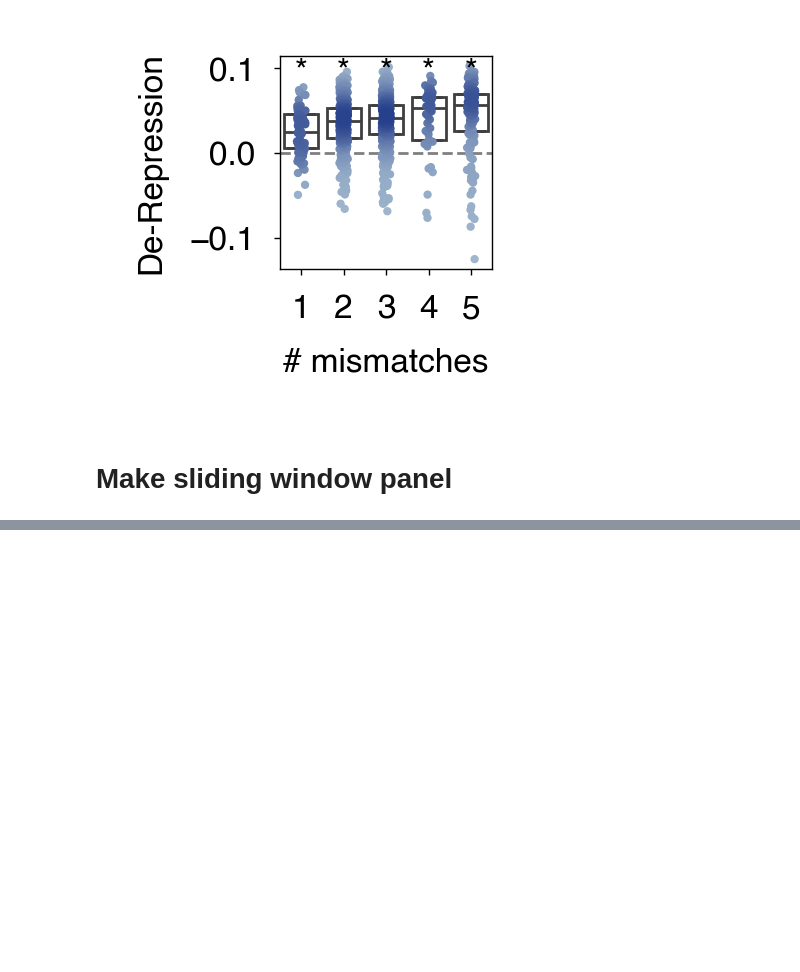
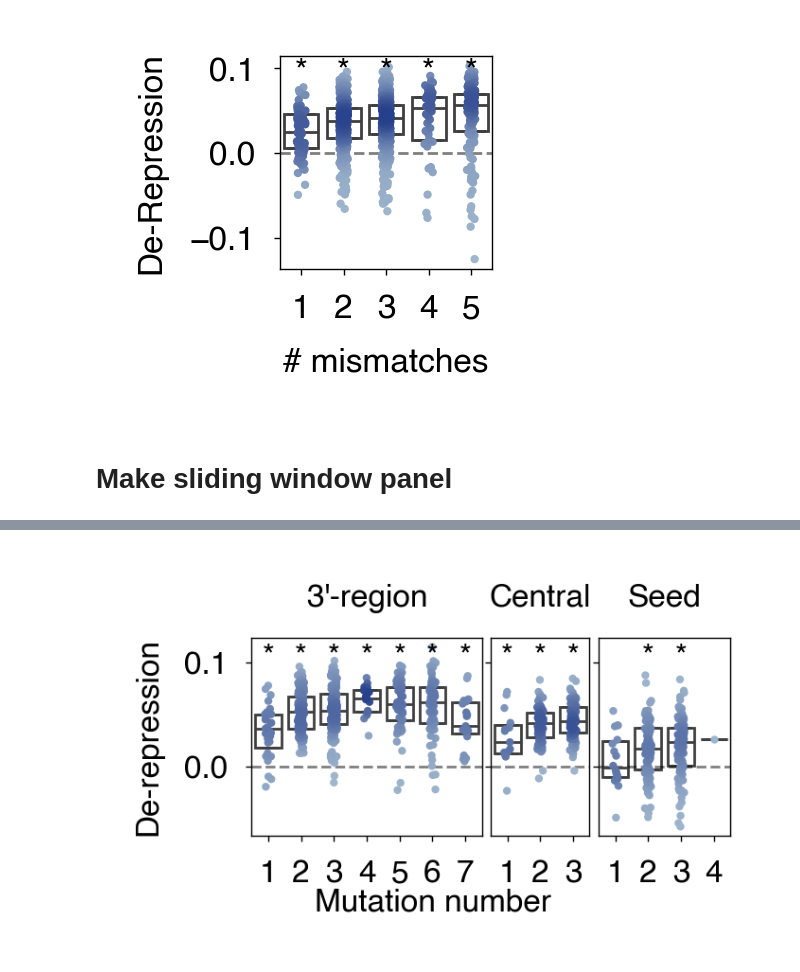
Before and after one commit to jackdesmarais/TRf_transposon_silencing_MPRA, a Jupyter notebook: graphing_notebooks/make_figure_panels.ipynb, the cells around one changed output, grey strips where cells are left out. Saved outputs shown, nothing was run; the diff lists cells and outputs as text; code cells hidden in the pictures; blank space fills up the shorter version.

Commit message:
adding region and mut number stratification and fixing stats df for the windows

```diff
--- a/graphing_notebooks/make_figure_panels.ipynb
+++ b/graphing_notebooks/make_figure_panels.ipynb
@@ -608,6 +608,13 @@ cut = cut.sort_values('density')
 cut= cut[(cut.Window!=0)&(cut.Window!=21)]
 display(cut)
 
+stats_df = cut.groupby(['Window'])['log$_{10}$(RNA/DNA)'].apply(ttester).rename('ttest_pval').to_frame()
+mask = ~stats_df['ttest_pval'].isna()
+stats_df['ttest_corrected_pval']=1
+stats_df['ttest_corrected_pval'][mask] = false_discovery_control(stats_df['ttest_pval'][mask])
+stats_df['ttest_Sig'] = stats_df['ttest_corrected_pval']<0.05
+display(stats_df)
+
 rc_alt_size = rc_defaults.copy()
 rc_alt_size["figure.figsize"] = (1.8,0.87)
 with rc_context(rc_alt_size):
@@ -648,0 +680,79 @@ with rc_context(rc_alt_size):
+# %%
+from matplotlib.colors import Normalize
+
+comp = 'Josh_match'
+regions = {
+    'Seed':(2,7),
+    'Central':(9,13),
+    "3'-region":(14,22)
+}
+
+mutation_num = (lib.fitness_frame['sequence'].values.reshape(-1,1).astype('U').view('U1') != np.array(list(wts[comp]))[None,:]).sum(axis=1)
+
+cut = lib.fitness_frame.T[(lib.fitness_frame.columns.str.endswith(col))|(lib.fitness_frame.columns=='sequence')].T
+cut = cut.set_index([cut.index, 'sequence']).stack().to_frame().reset_index().rename(columns={
+    'level_0':'Sequence_idx',
+    'level_2':'Replicate',
+    0:'log$_{10}$(RNA/DNA)'
+    })
+cut['Replicate'] = cut['Replicate'].str[len(lib.fitness_measure)+1:]
+cut['Pool'] = cut['Replicate'].str.split('_').str[0]
+
+cut['Mutation number'] = (cut['sequence'].values.reshape(-1,1).astype('U').view('U1') != np.array(list(wts[comp]))[None,:]).sum(axis=1)
+
+cut['region'] = 'None'
+for region, (start,end) in regions.items():
+    r_num = (cut['sequence'].values.reshape(-1,1).astype('U').view('U1')[:,-end:-start+1] != np.array(list(wts[comp]))[None,-end:-start+1]).sum(axis=1)
+    cut['region'][(r_num>0)&(cut['Mutation number']==r_num)] = region
+
+
+cut = cut[['sequence','region', 'Mutation number','Pool', 'log$_{10}$(RNA/DNA)']]
+
+cut = cut.set_index(['sequence','region', 'Mutation number','Pool']).unstack('Pool') - cut.set_index(['sequence','region', 'Mutation number','Pool']).unstack('Pool').loc[wts[comp]].values
+cut = cut.mean(axis=1).rename('De-repression').reset_index()
+cut = cut[(cut['Mutation number']!=0)&(cut['region']!='None')]
+cut = cut.reset_index().drop(columns='index')
+cut['density'] = cut.groupby(['Mutation number','region'], group_keys=False)['De-repression'].apply(make_density)
+cut = cut.sort_values('density')
+
+display(cut)
+
+stats_df = cut.groupby(['region','Mutation number'])['De-repression'].apply(ttester).rename('ttest_pval').to_frame()
+mask = ~stats_df['ttest_pval'].isna()
+stats_df['ttest_corrected_pval']=1
+stats_df['ttest_corrected_pval'][mask] = false_discovery_control(stats_df['ttest_pval'][mask])
+stats_df['ttest_Sig'] = stats_df['ttest_corrected_pval']<0.05
+display(stats_df)
+
+rc_alt_size = rc_defaults.copy()
+rc_alt_size["figure.figsize"] = (1.6,0.9)
+with rc_context(rc_alt_size), sns.plotting_context({'lines.markersize':0.1, 'font.size':6,
+                                                    'axes.labelsize':6,'axes.titlesize':6,
+                                                    'xtick.labelsize':6,'ytick.labelsize':6}):
+
+    widths = [len(cut[cut['region']==region]['Mutation number'].unique()) for region in ["3'-region",'Central', 'Seed']]
+    fig, axes = plt.subplots(ncols=3, gridspec_kw={'width_ratios':widths,'wspace':0.06, 'bottom':0.22,
+                                                   'left':0.2,
+                                                   'top':0.8,
+                                                   'right':0.99}, sharey=True)
+    # plt.subplots_adjust(bottom=0.14)
+
+    norm = Normalize(vmin=cut.density.min(), vmax=cut.density.max())
+
+    for region,ax in zip(["3'-region",'Central', 'Seed'],axes):
+        sns.boxplot(data=cut[cut['region']==region], y='De-repression', x = 'Mutation number', boxprops=dict(fill=None),showfliers=False,whis=0,capwidths=0.6, linewidth=0.5,
+                    ax=ax)
+        sns.stripplot(data=cut[cut['region']==region], y='De-repression',size=1.5, x = 'Mutation number', hue='density',legend=False, palette=to_blue_cmap,hue_norm=norm,
+                        ax=ax)
+        plt.sca(ax)
+        plt.axhline(0, c='k', alpha=0.5, linestyle='--')
+        ax.set_title(region)
+        plt.xlabel('')
+        stats_df.loc[region]
+        for sig in stats_df.loc[region][stats_df.loc[region].ttest_Sig].index:
+            plt.annotate('*',(sig-1,0.105), ha='center',va='center')
+
+    fig.text(0.5, 0, 'Mutation number', ha='center')
+    plt.savefig(f'../figure_panels/main/Mutations_by_region_full_box.pdf', dpi=600)
+    plt.show()
+# %% [output]
@@ -648,0 +796 @@ with rc_context(rc_alt_size):
+[figure, added]
```
Also changed, not shown: parts of 3 cells of this notebook.
